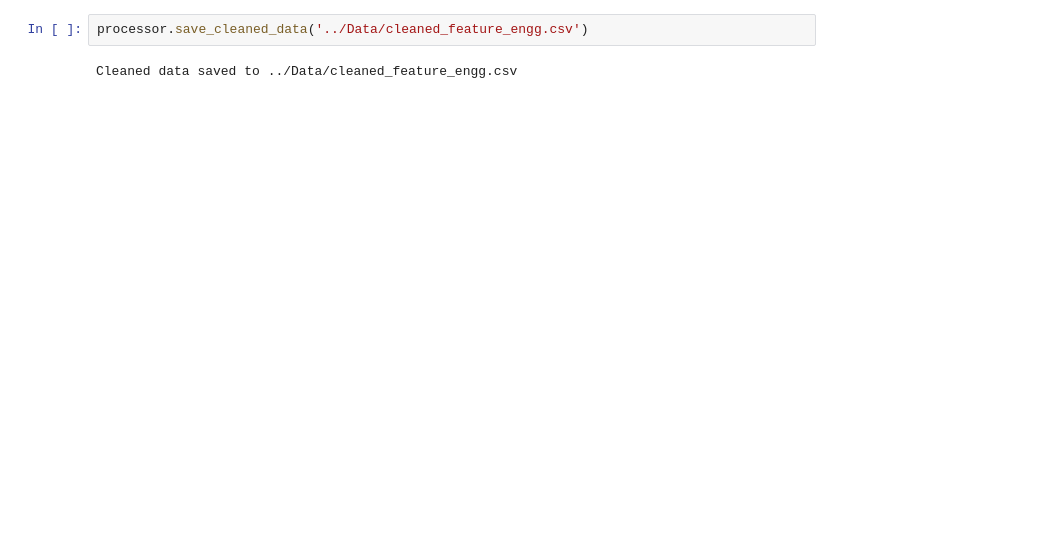
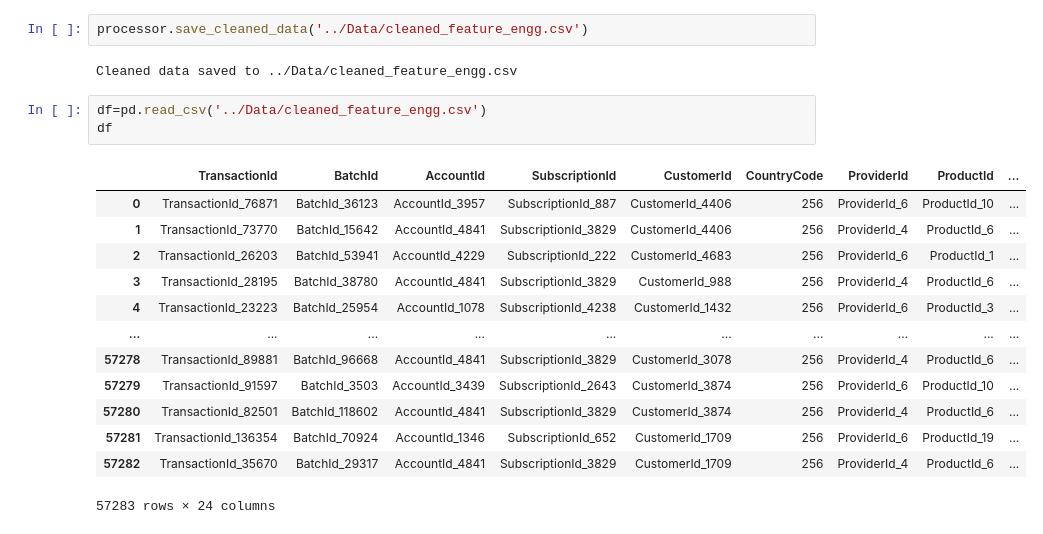
Before and after one commit to hydropython/Bati-Bank-Credit-Scoring-Model, a Jupyter notebook: notebooks/Feature_engg.ipynb, the cells around one changed output. Cells and saved outputs as stored; diff of their text form; blank space fills up the shorter version.

```diff
--- a/notebooks/Feature_engg.ipynb
+++ b/notebooks/Feature_engg.ipynb
@@ -139,3 +262,20 @@ Final processed DataFrame:
 processor.save_cleaned_data('../Data/cleaned_feature_engg.csv')
 # %% [output]
 Cleaned data saved to ../Data/cleaned_feature_engg.csv
+# %%
+df=pd.read_csv('../Data/cleaned_feature_engg.csv')
+df
+# %% [output]
+|  | TransactionId | BatchId | AccountId | SubscriptionId | CustomerId | CountryCode | ProviderId | ProductId | ... |
+| 0 | TransactionId_76871 | BatchId_36123 | AccountId_3957 | SubscriptionId_887 | CustomerId_4406 | 256 | ProviderId_6 | ProductId_10 | ... |
+| 1 | TransactionId_73770 | BatchId_15642 | AccountId_4841 | SubscriptionId_3829 | CustomerId_4406 | 256 | ProviderId_4 | ProductId_6 | ... |
+| 2 | TransactionId_26203 | BatchId_53941 | AccountId_4229 | SubscriptionId_222 | CustomerId_4683 | 256 | ProviderId_6 | ProductId_1 | ... |
+| 3 | TransactionId_28195 | BatchId_38780 | AccountId_4841 | SubscriptionId_3829 | CustomerId_988 | 256 | ProviderId_4 | ProductId_6 | ... |
+| 4 | TransactionId_23223 | BatchId_25954 | AccountId_1078 | SubscriptionId_4238 | CustomerId_1432 | 256 | ProviderId_6 | ProductId_3 | ... |
+| ... | ... | ... | ... | ... | ... | ... | ... | ... | ... |
+| 57278 | TransactionId_89881 | BatchId_96668 | AccountId_4841 | SubscriptionId_3829 | CustomerId_3078 | 256 | ProviderId_4 | ProductId_6 | ... |
+| 57279 | TransactionId_91597 | BatchId_3503 | AccountId_3439 | SubscriptionId_2643 | CustomerId_3874 | 256 | ProviderId_6 | ProductId_10 | ... |
+| 57280 | TransactionId_82501 | BatchId_118602 | AccountId_4841 | SubscriptionId_3829 | CustomerId_3874 | 256 | ProviderId_4 | ProductId_6 | ... |
+| 57281 | TransactionId_136354 | BatchId_70924 | AccountId_1346 | SubscriptionId_652 | CustomerId_1709 | 256 | ProviderId_6 | ProductId_19 | ... |
+| 57282 | TransactionId_35670 | BatchId_29317 | AccountId_4841 | SubscriptionId_3829 | CustomerId_1709 | 256 | ProviderId_4 | ProductId_6 | ... |
+57283 rows × 24 columns
```
Also changed, not shown: parts of 8 cells of this notebook.
